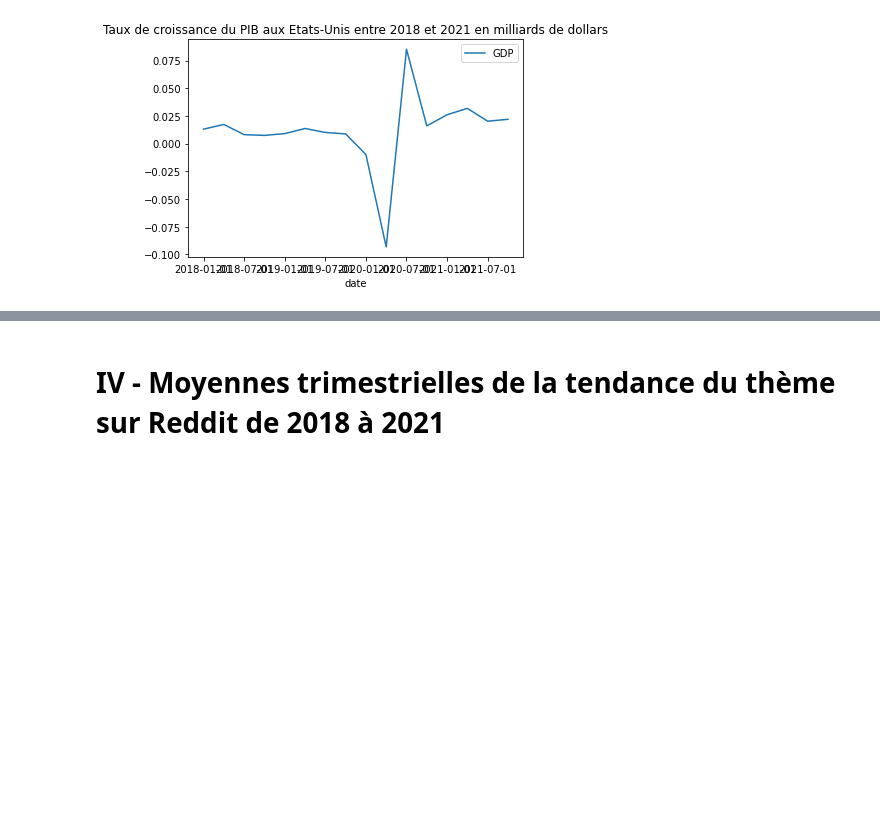
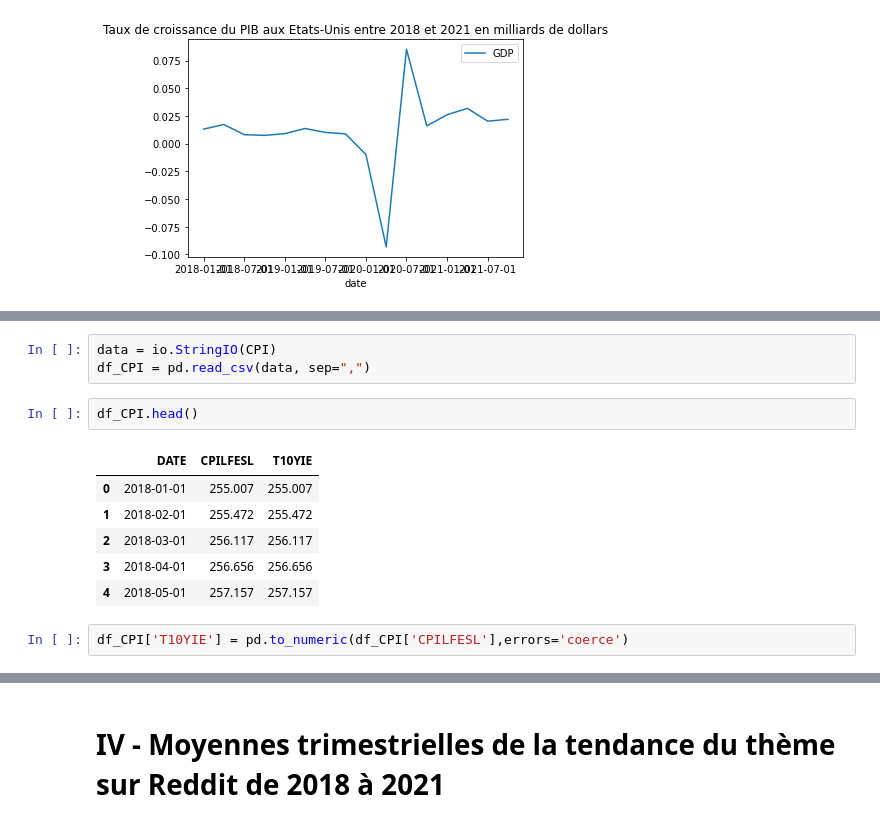
Before and after one commit to nTollot/Projet-programmation, a Jupyter notebook: Web Scraping on Reddit .ipynb, the cells around one changed output, grey strips where cells are left out. Drawn from its saved outputs; the diff is of its cells as text; blank space fills up the shorter version.

```diff
--- a/Web Scraping on Reddit .ipynb
+++ b/Web Scraping on Reddit .ipynb
@@ -172,0 +200,14 @@ de dollars')
+# %%
+data = io.StringIO(CPI)
+df_CPI = pd.read_csv(data, sep=",")
+# %%
+df_CPI.head()
+# %% [output]
+|  | DATE | CPILFESL | T10YIE |
+| 0 | 2018-01-01 | 255.007 | 255.007 |
+| 1 | 2018-02-01 | 255.472 | 255.472 |
+| 2 | 2018-03-01 | 256.117 | 256.117 |
+| 3 | 2018-04-01 | 256.656 | 256.656 |
+| 4 | 2018-05-01 | 257.157 | 257.157 |
+# %%
+df_CPI['T10YIE'] = pd.to_numeric(df_CPI['CPILFESL'],errors='coerce')
```
Also changed, not shown: parts of 9 cells of this notebook.
